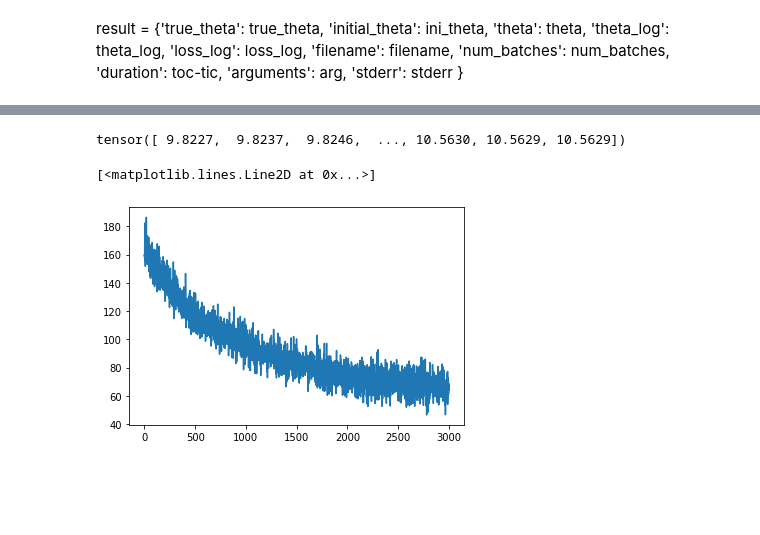
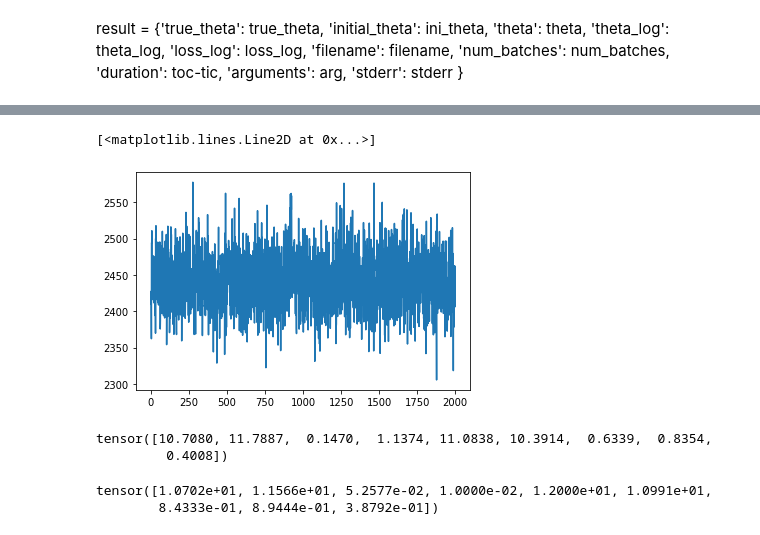
Before and after one commit to minhae0516/firefly-inverse, a Jupyter notebook: inverse_plotter.ipynb, the cells around one changed output, grey strips where cells are left out. Cells and saved outputs as stored; diff of their text form; code cells hidden in the pictures; blank space fills up the shorter version.

```diff
--- a/inverse_plotter.ipynb
+++ b/inverse_plotter.ipynb
@@ -13,3 +1,13 @@ result_log = torch.load('../firefly-inverse-data/data/20191016-205855-231215_obs
+# %%
+import torch
+import numpy as np
+import matplotlib.pyplot as plt
+
+
+#result_log = torch.load('../firefly-monkey-data/data/20191029-145344-301528_result.pkl')
+#result_log = torch.load('../firefly-monkey-data/data/20191029-145344-292243_result.pkl')
+#result_log = torch.load('../firefly-monkey-data/data/20191029-145344-301002_result.pkl')
+result_log_set = torch.load('../firefly-inverse-data/data/20191231-172726-010811570.2_multiple_result.pkl')
 # %% [markdown]
 result = {'true_theta': true_theta,
               'initial_theta': ini_theta,
@@ -31,0 +23,2 @@ tensor([ 9.8227,  9.8237,  9.8246,  ..., 10.5630, 10.5629, 10.5629])
+# %%
+result_log= result_log_set[0]
@@ -41,9 +59,6 @@ plt.plot(proc_gain_vel)
-# %%
-proc_gain_vel
-# %% [output]
-tensor([ 9.8227,  9.8237,  9.8246,  ..., 10.5630, 10.5629, 10.5629])
 # %%
-plt.plot(result_log[0]['loss_log'])
+plt.figure()
+plt.plot(result_log['loss_log'])
 # %% [output]
 [<matplotlib.lines.Line2D at 0x...>]
-[figure, old version]
+[figure, new version]
@@ -58,0 +65,13 @@ for i in range(len(result_log)):
+# %%
+final_theta = result_log['theta'].data
+stderr = result_log['stderr']
+true_theta = result_log['true_theta']
+print(true_theta)
+# %% [output]
+tensor([10.7080, 11.7887,  0.1470,  1.1374, 11.0838, 10.3914,  0.6339,  0.8354,
+         0.4008])
+# %%
+result_log['theta_log'][0]
+# %% [output]
+tensor([1.0702e+01, 1.1566e+01, 5.2577e-02, 1.0000e-02, 1.2000e+01, 1.0991e+01,
+        8.4333e-01, 8.9444e-01, 3.8792e-01])
```
Also changed, not shown: parts of 22 cells of this notebook, 5 other files.
